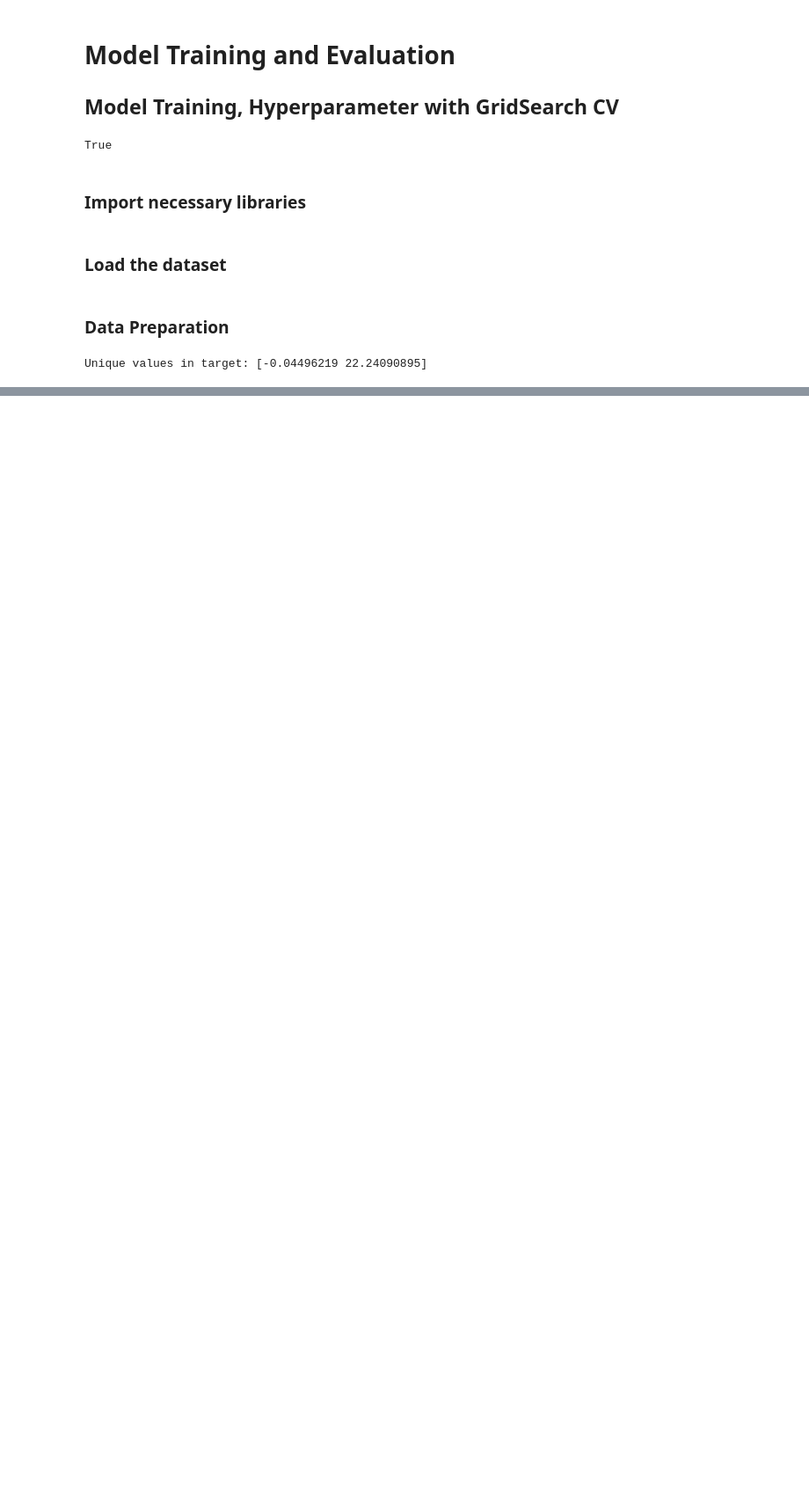
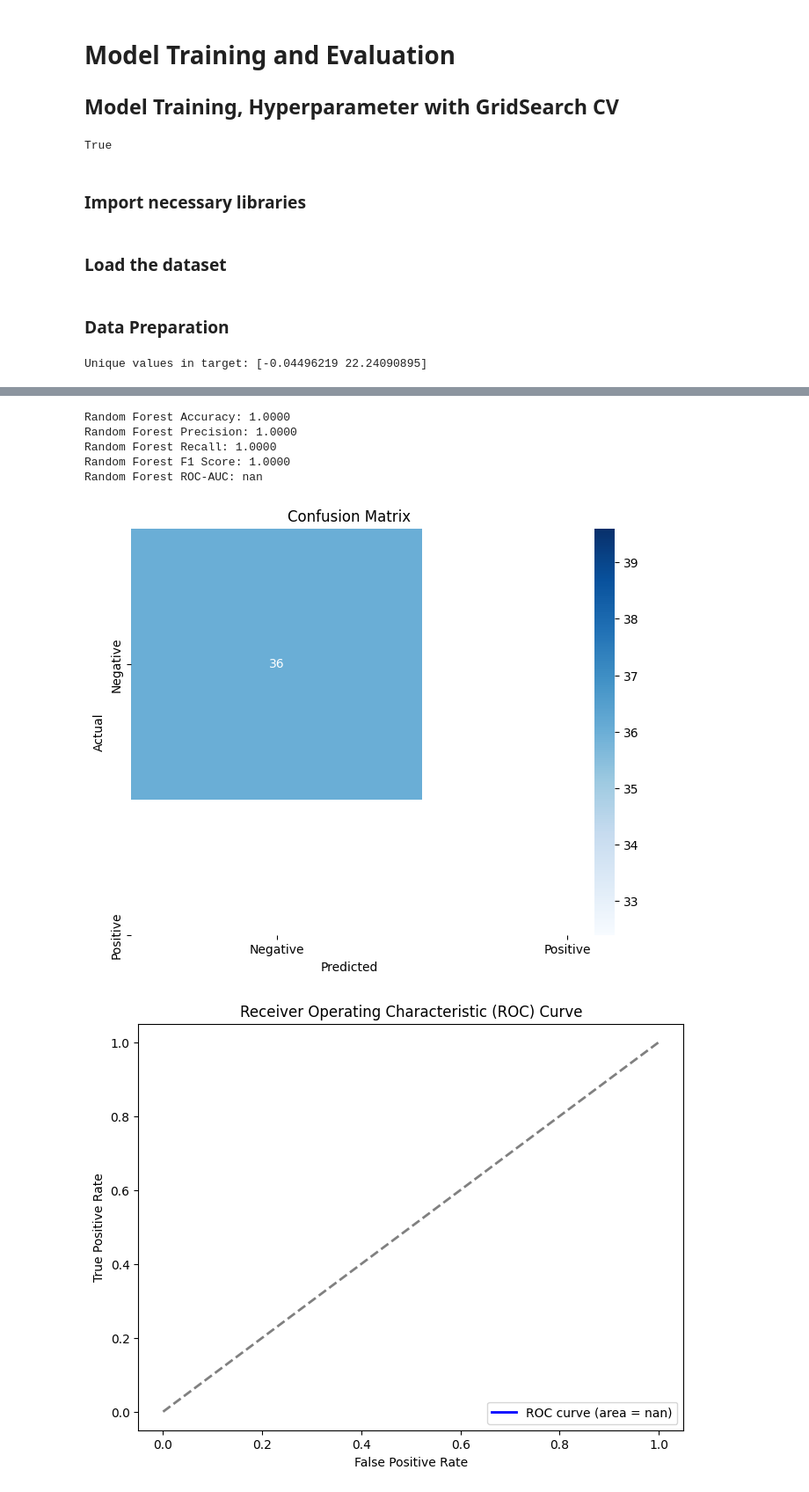
Before and after one commit to Serkalem-negusse1/Bati_bank_credit_risk, a Jupyter notebook: notebooks/03_Modeling.ipynb, the cells around one changed output, grey strips where cells are left out. Shown at 88% size. Drawn from its saved outputs; the diff is of its cells as text; code cells hidden in the pictures; blank space fills up the shorter version.

Commit message:
Update modeling

```diff
--- a/notebooks/03_Modeling.ipynb
+++ b/notebooks/03_Modeling.ipynb
@@ -59,3 +59,7 @@ y_train = label_encoder.fit_transform(y_train)
 # Now proceed with the training process
 # %% [output]
 Unique values in target: [-0.04496219 22.24090895]
+# %%
+########## Convert target to categorical if needed
+y_train = y_train.astype(int)
+y_test = y_test.astype(int)
@@ -67,0 +78,3 @@ plot_roc_curve(y_test, y_pred_prob)
+# %%
+train_and_evaluate_models_with_tuning(X_train, X_test, y_train, y_test)
+# %% [output]
@@ -67,0 +85,7 @@ plot_roc_curve(y_test, y_pred_prob)
+Random Forest Accuracy: 1.0000
+Random Forest Precision: 1.0000
+Random Forest Recall: 1.0000
+Random Forest F1 Score: 1.0000
+Random Forest ROC-AUC: nan
+[figure, added]
+[figure, added]
```
Also changed, not shown: parts of 4 cells of this notebook, 1 other file.
